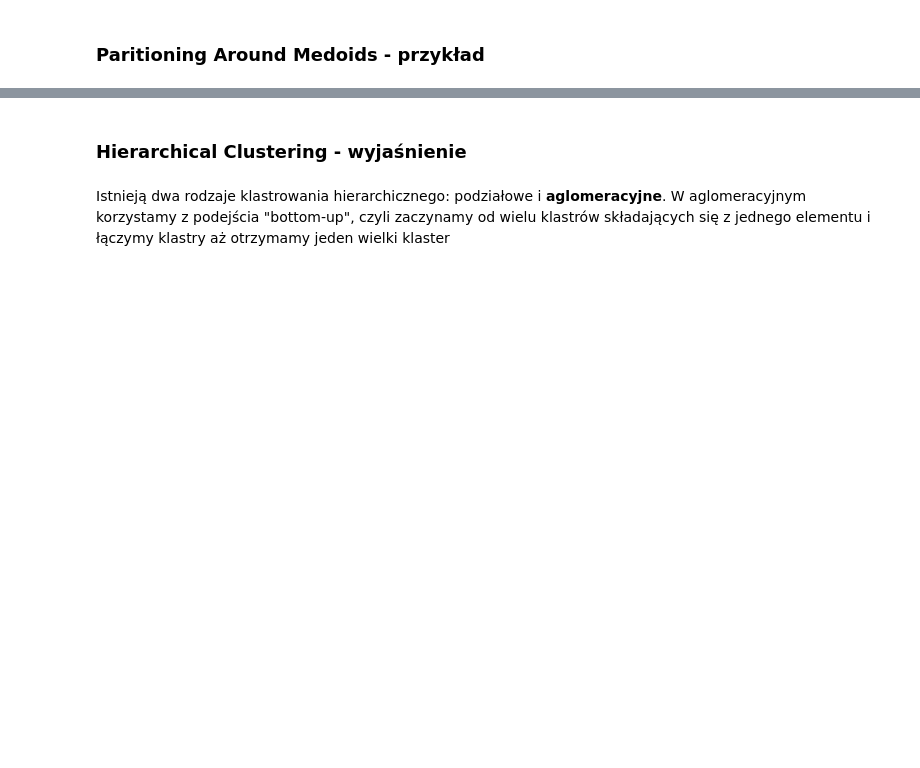
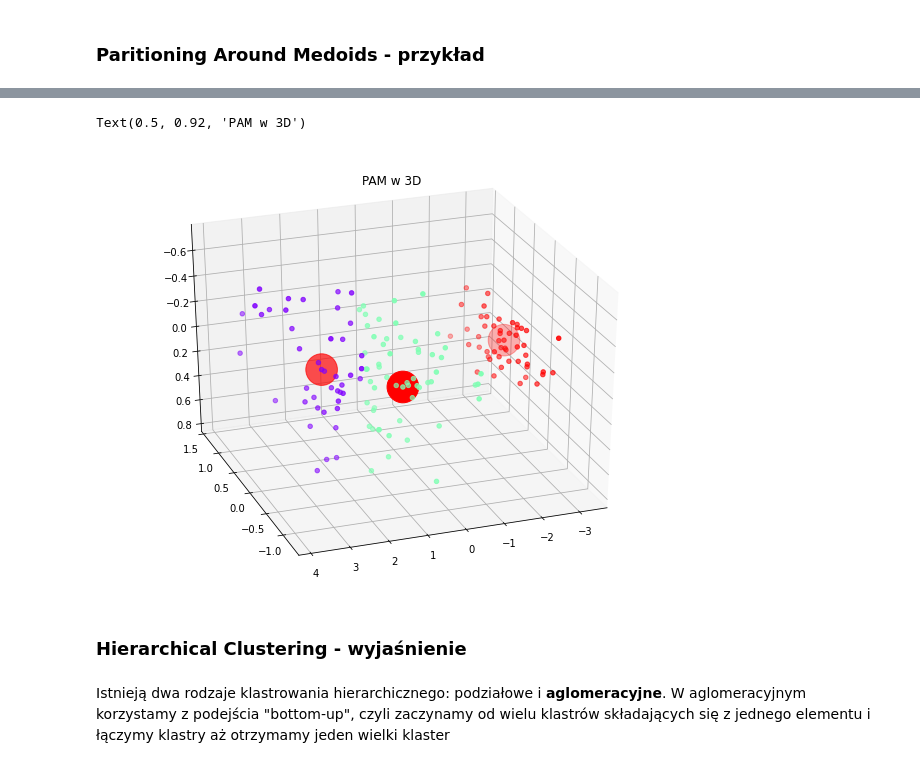
Before and after one commit to mikiisz/ml-tutorial6, a Jupyter notebook: ml_tutorial6.ipynb, the cells around one changed output, grey strips where cells are left out. Saved outputs shown, nothing was run; the diff lists cells and outputs as text; code cells hidden in the pictures; blank space fills up the shorter version.

```diff
--- a/ml_tutorial6.ipynb
+++ b/ml_tutorial6.ipynb
@@ -131,3 +188,28 @@ Rezultatem jest ponowne zabarwienie oryginalnych pikseli, przy czym każdemu pik
+# %%
+from sklearn_extra.cluster import KMedoids
+from sklearn.decomposition import PCA
+from mpl_toolkits.mplot3d import Axes3D
+
+#te same operacje, tylko dla lepszego zobrazowania wykresy są w 3D
+
+#pobranie danych i redukcja wymiarów do 3
+iris = datasets.load_iris()
+X_3 = PCA(n_components=3).fit_transform(iris.data)
+
+#klasyfikacja
+km = KMedoids(n_clusters = 3, metric="manhattan")
+new_labels_3 = km.fit_predict(X_3)
+medoids_3 = km.cluster_centers_
+
+#plotowanie
+fig = plt.figure(1, figsize=(8, 6))
+ax = Axes3D(fig, elev=-150, azim=110)
+ax.scatter(X_3[:, 0], X_3[:, 1], X_3[:, 2], c=new_labels_3, cmap='rainbow')
+ax.scatter(medoids_3[:, 0], medoids_3[:, 1], medoids_3[:, 2], s=1000, c='red')
+ax.set_title("PAM w 3D")
+# %% [output]
+Text(0.5, 0.92, 'PAM w 3D')
+[figure, added]
 # %% [markdown]
 ### Hierarchical Clustering - wyjaśnienie
 # %% [markdown]
```
Also changed, not shown: parts of 8 cells of this notebook.
